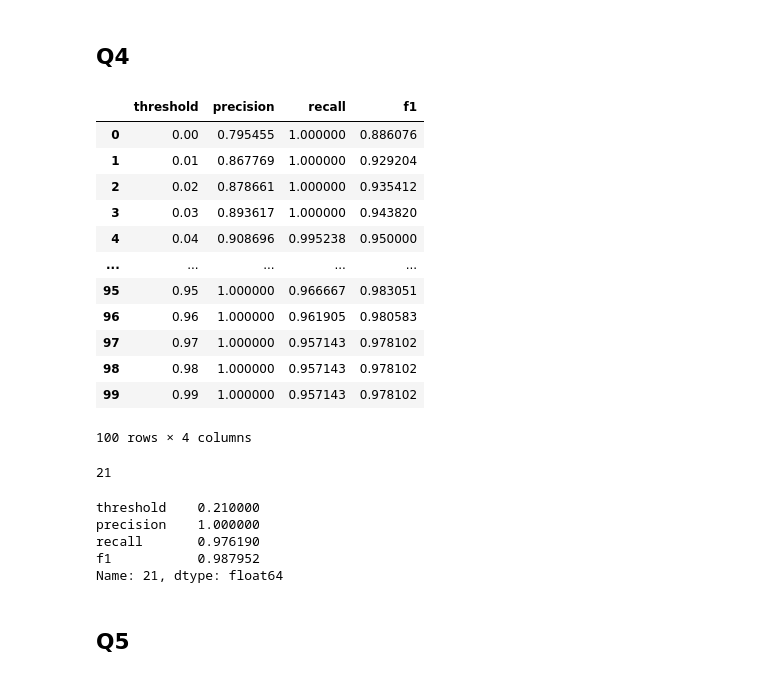
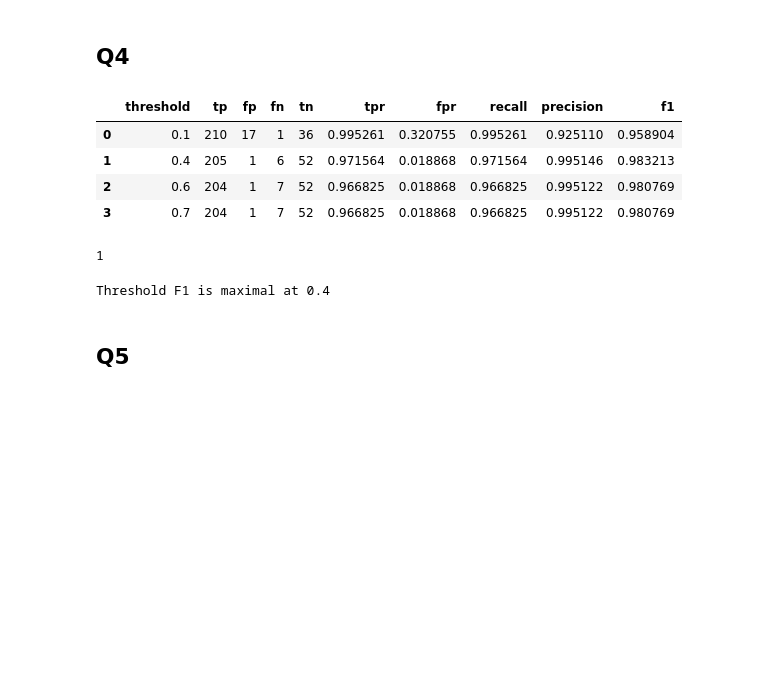
Before and after one commit to N3wBaz/MLzoomcamp, a Jupyter notebook: hw4/homework_4.ipynb, the cells around one changed output. Drawn from its saved outputs; the diff is of its cells as text; code cells hidden in the pictures; blank space fills up the shorter version.

```diff
--- a/hw4/homework_4.ipynb
+++ b/hw4/homework_4.ipynb
@@ -32,5 +32,3 @@ df
 | 1317 | yes | 0 | 32.83333 | 3.7000 | 0.008999 | 26.996670 | no | yes | 0 | 60 | ... |
 | 1318 | yes | 0 | 48.25000 | 3.7000 | 0.111619 | 344.157500 | yes | no | 2 | 2 | ... |
 1319 rows × 12 columns
-# %%
-df['target'] = df['card'].apply(lambda x: 1 if x=='yes' else 0)
@@ -241,30 +177,49 @@ for_valid['f1'] = 2 * for_valid['precision'] * for_valid['recall'] / (for_valid[
-# %%
-for_valid
-# %% [output]
-|  | threshold | precision | recall | f1 |
-| 0 | 0.00 | 0.795455 | 1.000000 | 0.886076 |
-| 1 | 0.01 | 0.867769 | 1.000000 | 0.929204 |
-| 2 | 0.02 | 0.878661 | 1.000000 | 0.935412 |
-| 3 | 0.03 | 0.893617 | 1.000000 | 0.943820 |
-| 4 | 0.04 | 0.908696 | 0.995238 | 0.950000 |
-| ... | ... | ... | ... | ... |
-| 95 | 0.95 | 1.000000 | 0.966667 | 0.983051 |
-| 96 | 0.96 | 1.000000 | 0.961905 | 0.980583 |
-| 97 | 0.97 | 1.000000 | 0.957143 | 0.978102 |
-| 98 | 0.98 | 1.000000 | 0.957143 | 0.978102 |
-| 99 | 0.99 | 1.000000 | 0.957143 | 0.978102 |
-100 rows × 4 columns
+# %%
+def tpr_fpr_dataframe(y_val, y_pred):
+    scores = []
+
+    thresholds = [0.1, 0.4, 0.6, 0.7]
+
+    for t in thresholds:
+        actual_positive = (y_val == 1)
+        actual_negative = (y_val == 0)
+
+        predict_positive = (y_pred >= t)
+        predict_negative = (y_pred < t)
+
+        tp = (predict_positive & actual_positive).sum()
+        tn = (predict_negative & actual_negative).sum()
+
+        fp = (predict_positive & actual_negative).sum()
+        fn = (predict_negative & actual_positive).sum()
+
+        scores.append((t, tp, fp, fn, tn))
+    columns = ['threshold', 'tp', 'fp', 'fn', 'tn']
+    df_scores = pd.DataFrame(scores, columns=columns)
+
+    df_scores['tpr'] = df_scores.tp / (df_scores.tp + df_scores.fn)
+    df_scores['fpr'] = df_scores.fp / (df_scores.fp + df_scores.tn)
+    df_scores['recall'] = df_scores.tp / (df_scores.tp + df_scores.fn)
+    df_scores['precision'] = df_scores.tp / (df_scores.fp + df_scores.tp)
+    return df_scores
+data = tpr_fpr_dataframe(y_val, y_pred)
+
+data['f1'] = 2 * data['precision'] * data['recall'] / (data['precision'] + data['recall'])
+# %%
+data
+# %% [output]
+|  | threshold | tp | fp | fn | tn | tpr | fpr | recall | precision | f1 |
+| 0 | 0.1 | 210 | 17 | 1 | 36 | 0.995261 | 0.320755 | 0.995261 | 0.925110 | 0.958904 |
+| 1 | 0.4 | 205 | 1 | 6 | 52 | 0.971564 | 0.018868 | 0.971564 | 0.995146 | 0.983213 |
+| 2 | 0.6 | 204 | 1 | 7 | 52 | 0.966825 | 0.018868 | 0.966825 | 0.995122 | 0.980769 |
+| 3 | 0.7 | 204 | 1 | 7 | 52 | 0.966825 | 0.018868 | 0.966825 | 0.995122 | 0.980769 |
 # %%
-for_valid['f1'].argmax()
+data['f1'].argmax()
 # %% [output]
-21
+1
-# %%
-for_valid.iloc[for_valid['f1'].argmax()]
-# %% [output]
-threshold    0.210000
-precision    1.000000
-recall       0.976190
-f1           0.987952
-Name: 21, dtype: float64
+# %%
+print(f"Threshold F1 is maximal at {data.iloc[data['f1'].argmax()]['threshold']}")
+# %% [output]
+Threshold F1 is maximal at 0.4
 # %% [markdown]
 ## Q5
```
Also changed, not shown: parts of 22 cells of this notebook.
